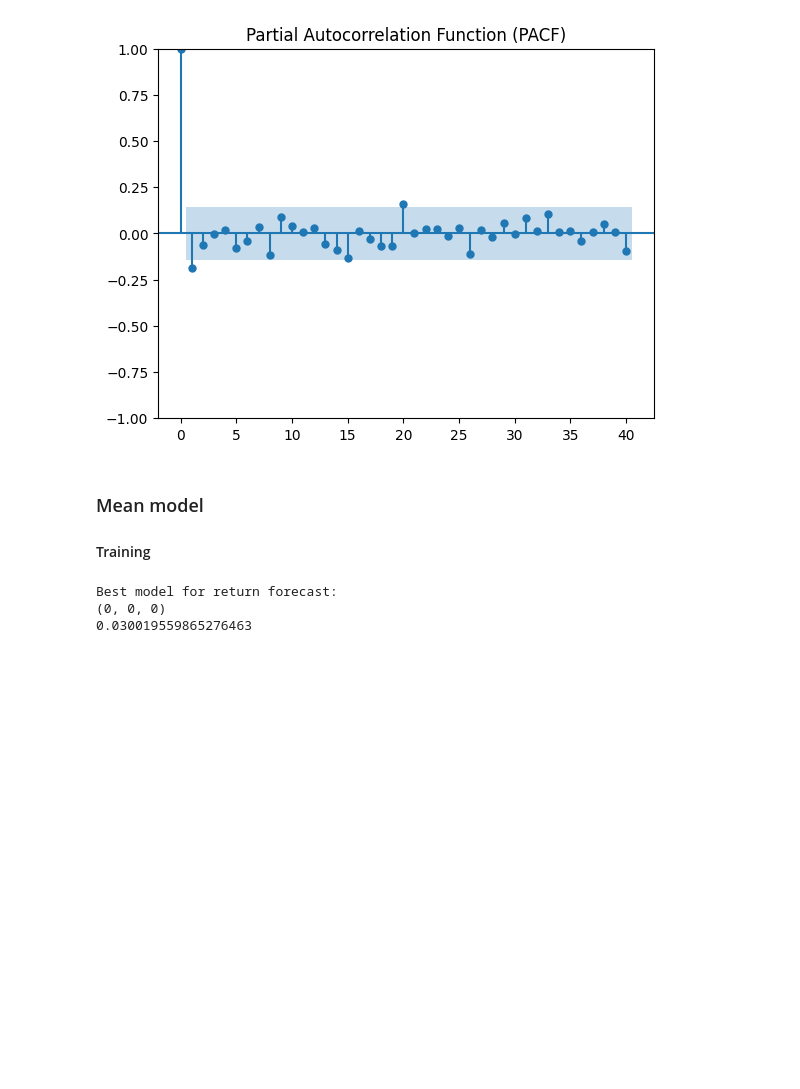
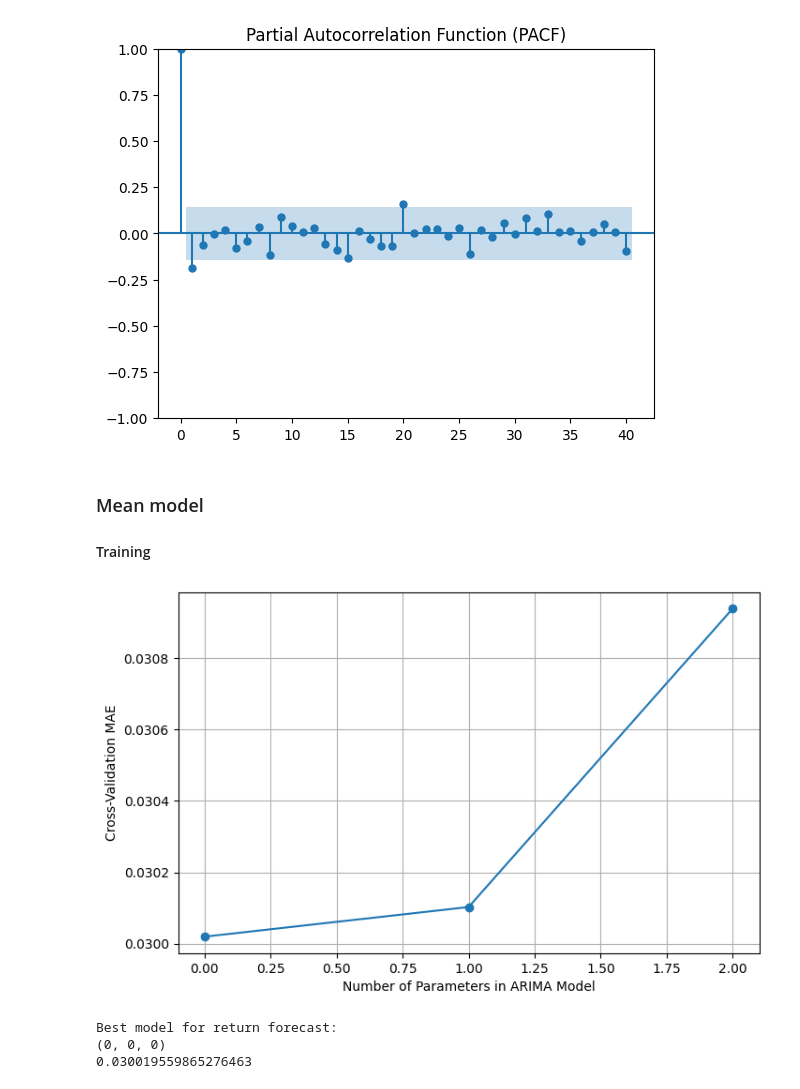
Before and after one commit to LiseVisagie/SLT-Ass1, a Jupyter notebook: Ass1_2.ipynb, the cells around one changed output. Saved outputs shown, nothing was run; the diff lists cells and outputs as text; code cells hidden in the pictures; blank space fills up the shorter version.

```diff
--- a/Ass1_2.ipynb
+++ b/Ass1_2.ipynb
@@ -93,6 +93,30 @@ for spec in lags:
         })
 
     #print(f"Average CV MAE =  {np.mean([r['mean_cv_mae'] for r in cv_results]):.6f}")
+# %%
+ARMA_cv_df = pd.DataFrame(cv_ARIMA)
+
+def count_params(order):
+    p, d, q = order
+    return p + d + q
+
+ARMA_cv_df["n_params"] = ARMA_cv_df["model"].apply(count_params)
+
+
+best_models = ARMA_cv_df.loc[ARMA_cv_df.groupby("n_params")["mean_cv_mae"].idxmin()]
+
+# Sort by parameter count for plotting
+best_models = best_models.sort_values("n_params")
+
+# Plot
+plt.figure(figsize=(8,5))
+plt.plot(best_models["n_params"], best_models["mean_cv_mae"], marker="o", linestyle="-")
+plt.xlabel("Number of Parameters in ARIMA Model")
+plt.ylabel("Cross-Validation MAE")
+plt.grid(True)
+plt.show()
+# %% [output]
+[figure, added]
 # %%
 best_mean_result = min(cv_ARIMA, key=lambda x: x["mean_cv_mae"])
 best_mean_spec = best_mean_result["model"]
```
Also changed, not shown: parts of 5 cells of this notebook.
